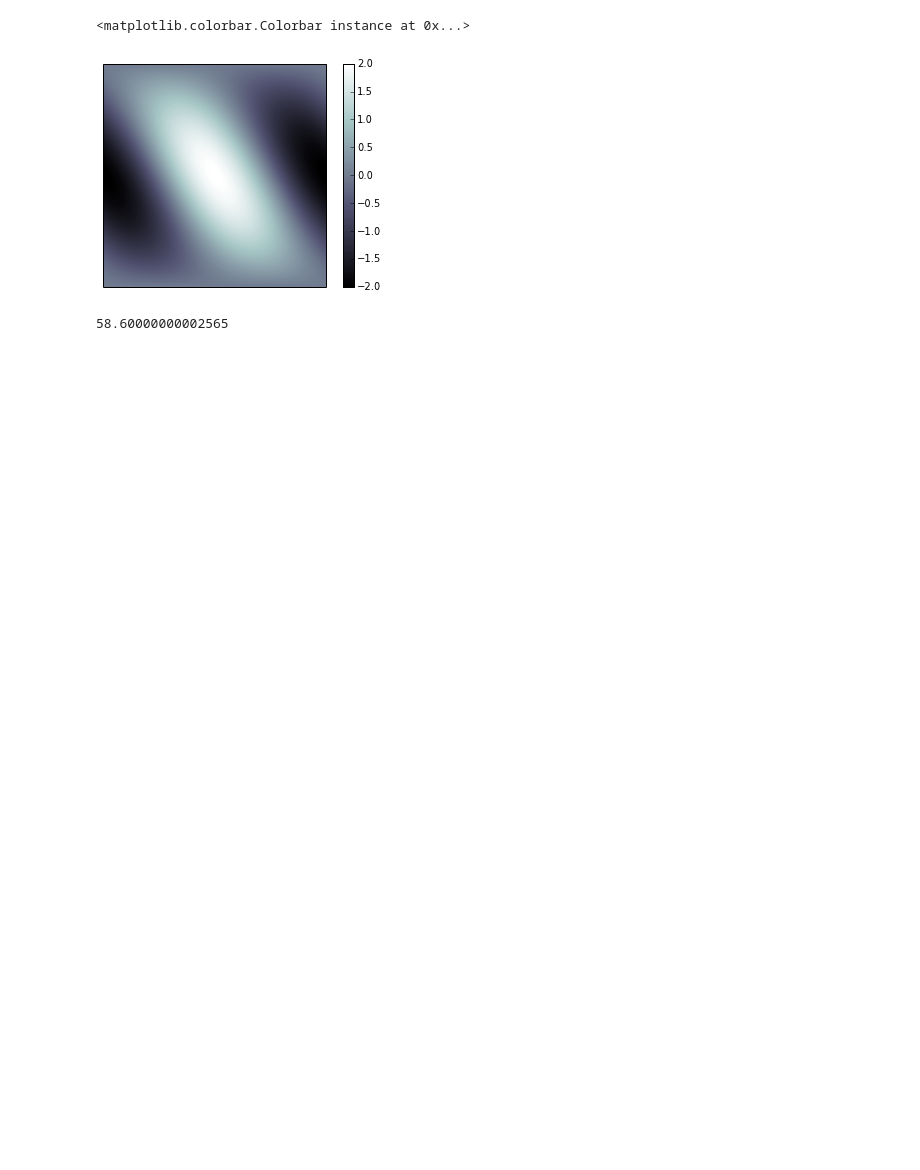
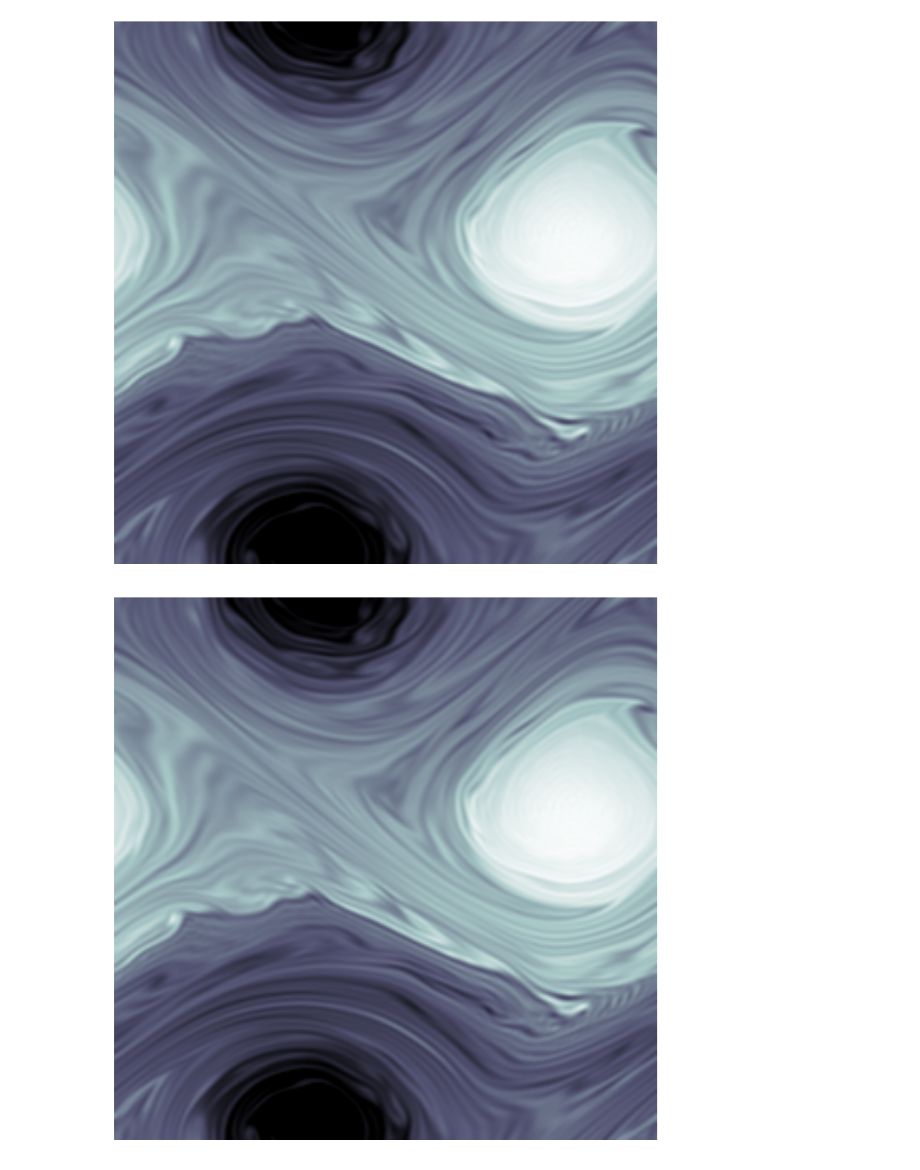
Before and after one commit to rabernat/qgmip, a Jupyter notebook: models/pyqg/barotropic_initial_value.ipynb, the cells around one changed output. Drawn from its saved outputs; the diff is of its cells as text; code cells hidden in the pictures; blank space fills up the shorter version.

```diff
--- a/models/pyqg/barotropic_initial_value.ipynb
+++ b/models/pyqg/barotropic_initial_value.ipynb
@@ -6,32 +6,22 @@ from IPython.display import display, clear_output
 %matplotlib inline
 # %%
 m = qg_model.QGModel()
-m = qg_model.QGModel(nx=256, L=2*np.pi, beta=0., rek=0., dt=2e-3)
-q1 = -np.cos(m.x) + np.cos(m.x + m.y) # + 1e-3 * np.random.rand(m.ny, m.nx)
+m = qg_model.QGModel(nx=256, L=2*np.pi, beta=1.0, rek=0., dt=1./(2.**10), U1=0.0, U2=0.0, delta=1, tmax=20)
+q1 = -3*np.cos(m.x) + 3*np.cos(m.x + m.y) #Notice that our domain is x,y=(0,2*pi), hence the minus sign in the first term
 m.set_q1q2(q1, q1)
 # %%
 fig = plt.figure(figsize=(12,12))
 ax = plt.axes((0,0,1,1))
 i = 0
 for n in m.run_with_snapshots(tsnapint=100*m.dt):
     ax.cla()
     im = ax.imshow(m.q1, origin='bottom', cmap='bone')
-    im.set_clim([-2,2])
+    im.set_clim([-6,6])
     ax.set_axis_off()
-    fig.savefig('animations/barotropic_initial_value/q1_%05d.png' % i)
+    clear_output(wait=True)
+    display(fig)
+    fig.savefig('animations/barotropic_initial_value/256x256/q1_%05d.png' % i)
     i += 1
+# %% [output]
+[figure, added]
+[figure, added]
-# %%
-ax = plt.subplot(111)
-ax.cla()
-im=ax.imshow(-np.cos(m.x) + np.cos(m.x + m.y) + 1e-3 * np.random.rand(m.ny, m.nx),
-          origin='bottom', cmap='bone')
-ax.set_xticks([])
-ax.set_yticks([])
-plt.colorbar(im)
-# %% [output]
-<matplotlib.colorbar.Colorbar instance at 0x...>
-[figure, removed]
-# %%
-n
-# %% [output]
-58.60000000002565
```
Also changed, not shown: parts of 1 cell of this notebook.
